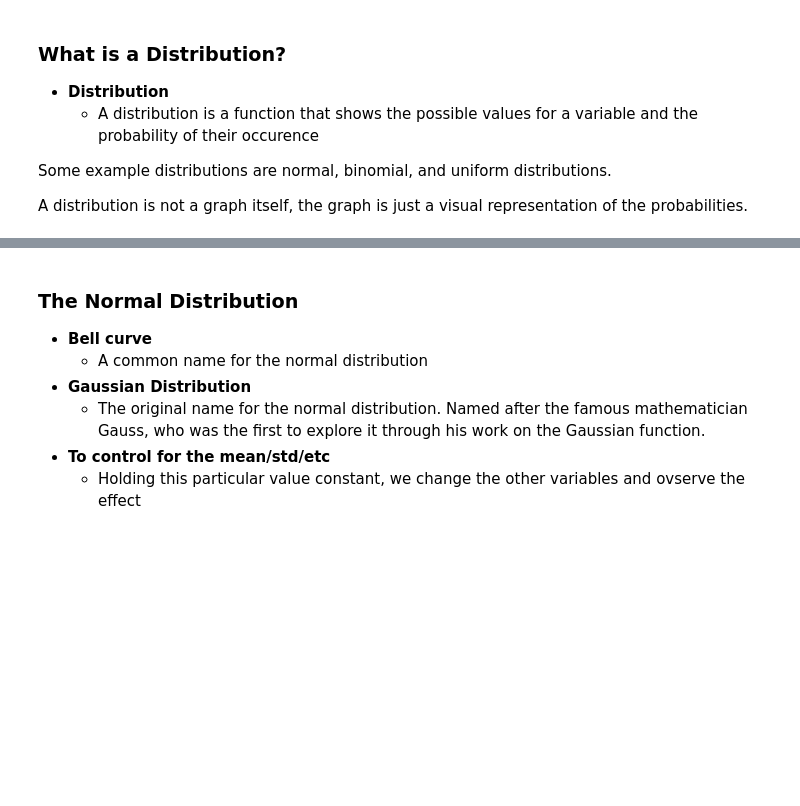
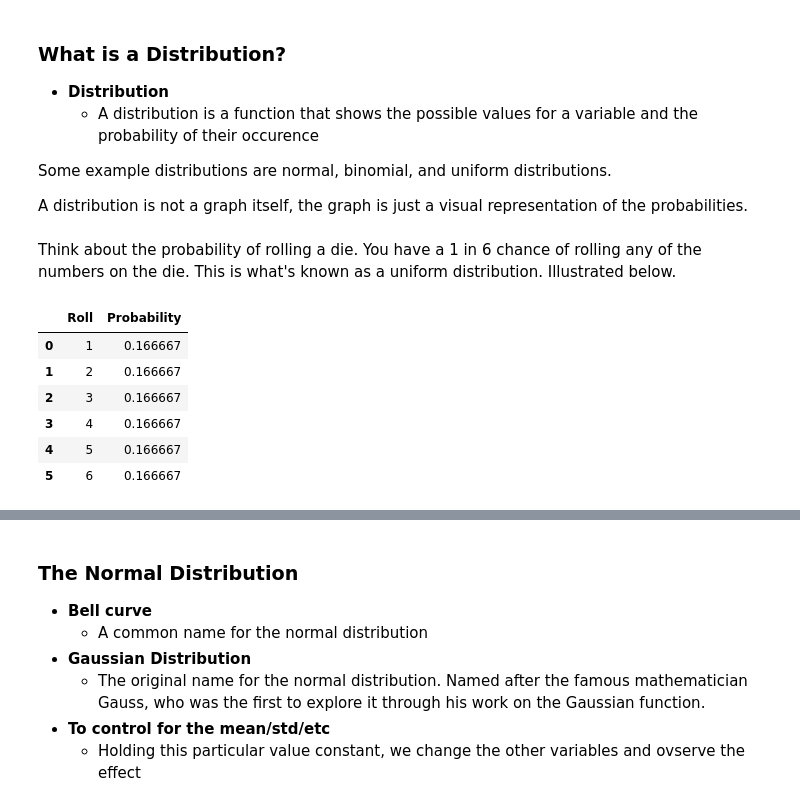
Before and after one commit to jmeguira/stats, a Jupyter notebook: stats_notebook.ipynb, the cells around one changed output, grey strips where cells are left out. Cells and saved outputs as stored; diff of their text form; code cells hidden in the pictures; blank space fills up the shorter version.

Commit message:
building out distribution section

```diff
--- a/stats_notebook.ipynb
+++ b/stats_notebook.ipynb
@@ -890,3 +890,17 @@ This handy built in function allows us to easily determine the correlation of va
 Some example distributions are normal, binomial, and uniform distributions.
 
 A distribution is not a graph itself, the graph is just a visual representation of the probabilities.
+# %% [markdown]
+Think about the probability of rolling a die. You have a 1 in 6 chance of rolling any of the numbers on the die. This is what's known as a uniform distribution. Illustrated below.
+# %%
+d = {'Roll' : [1,2,3,4,5,6], 'Probability' : [(1/6), (1/6), (1/6), (1/6), (1/6), (1/6)]}
+dice1 = pd.DataFrame(data = d, columns = ['Roll', 'Probability'])
+dice1.head(6)
+# %% [output]
+|  | Roll | Probability |
+| 0 | 1 | 0.166667 |
+| 1 | 2 | 0.166667 |
+| 2 | 3 | 0.166667 |
+| 3 | 4 | 0.166667 |
+| 4 | 5 | 0.166667 |
+| 5 | 6 | 0.166667 |
```
Also changed, not shown: parts of 10 cells of this notebook.
